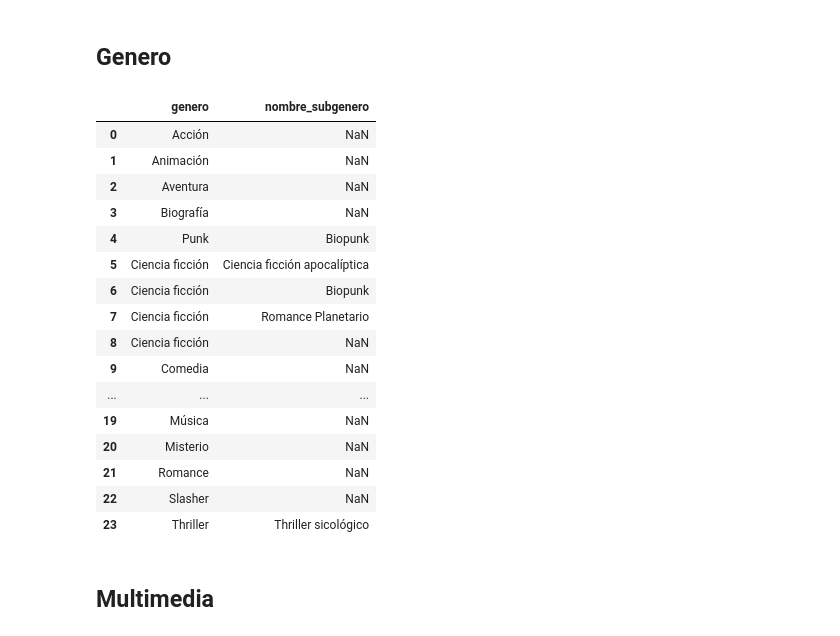
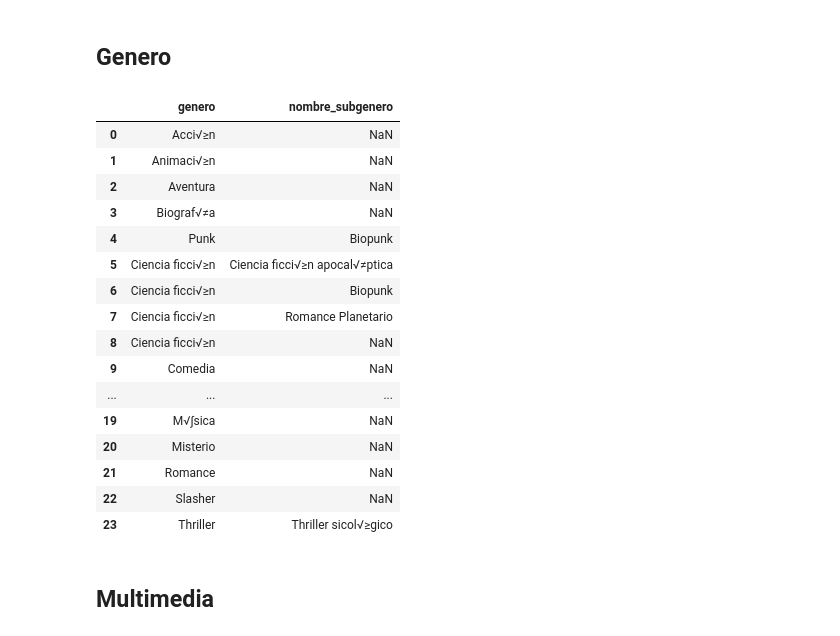
Before and after one commit to VicenteGarayR/Gatos-de-base, a Jupyter notebook: Entrega3/CSV/data_impar.ipynb, the cells around one changed output. Drawn from its saved outputs; the diff is of its cells as text; code cells hidden in the pictures.

```diff
--- a/Entrega3/CSV/data_impar.ipynb
+++ b/Entrega3/CSV/data_impar.ipynb
@@ -13,25 +13,25 @@ df_visualizaciones = pd.read_csv('DataImpares/visualizaciones.csv')
 # %% [markdown]
 ## Genero
 # %%
-df_genero = df_genero.replace({'√≥': 'ó', "√≠": 'í', '√∫': "ú", '√â': 'É'}, regex=True)
+#df_genero = df_genero.replace({'√≥': 'ó', "√≠": 'í', '√∫': "ú", '√â': 'É'}, regex=True)
 df_genero
 # %% [output]
 |  | genero | nombre_subgenero |
-| 0 | Acción | NaN |
-| 1 | Animación | NaN |
+| 0 | Acci√≥n | NaN |
+| 1 | Animaci√≥n | NaN |
 | 2 | Aventura | NaN |
-| 3 | Biografía | NaN |
+| 3 | Biograf√≠a | NaN |
 | 4 | Punk | Biopunk |
-| 5 | Ciencia ficción | Ciencia ficción apocalíptica |
-| 6 | Ciencia ficción | Biopunk |
-| 7 | Ciencia ficción | Romance Planetario |
-| 8 | Ciencia ficción | NaN |
+| 5 | Ciencia ficci√≥n | Ciencia ficci√≥n apocal√≠ptica |
+| 6 | Ciencia ficci√≥n | Biopunk |
+| 7 | Ciencia ficci√≥n | Romance Planetario |
+| 8 | Ciencia ficci√≥n | NaN |
 | 9 | Comedia | NaN |
 | ... | ... | ... |
-| 19 | Música | NaN |
+| 19 | M√∫sica | NaN |
 | 20 | Misterio | NaN |
 | 21 | Romance | NaN |
 | 22 | Slasher | NaN |
-| 23 | Thriller | Thriller sicológico |
+| 23 | Thriller | Thriller sicol√≥gico |
 # %% [markdown]
 ## Multimedia
```
Also changed, not shown: parts of 9 cells of this notebook, 21 other files.
